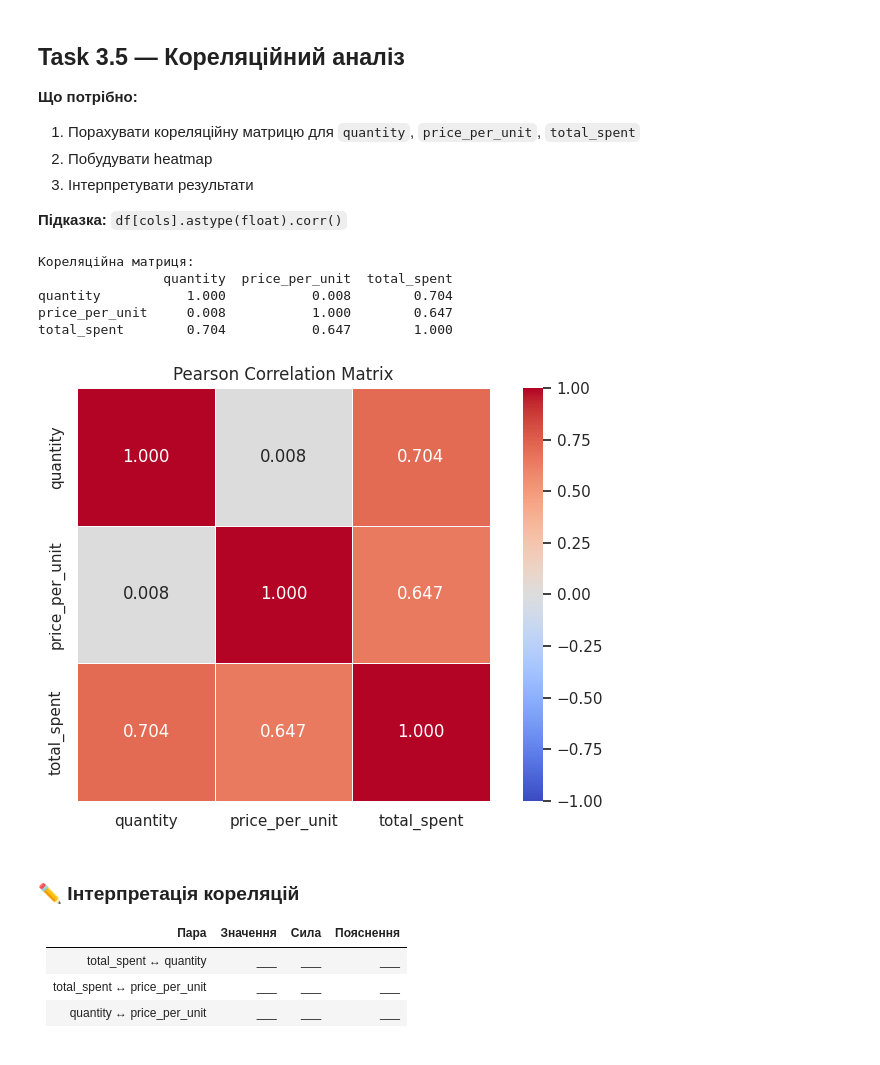
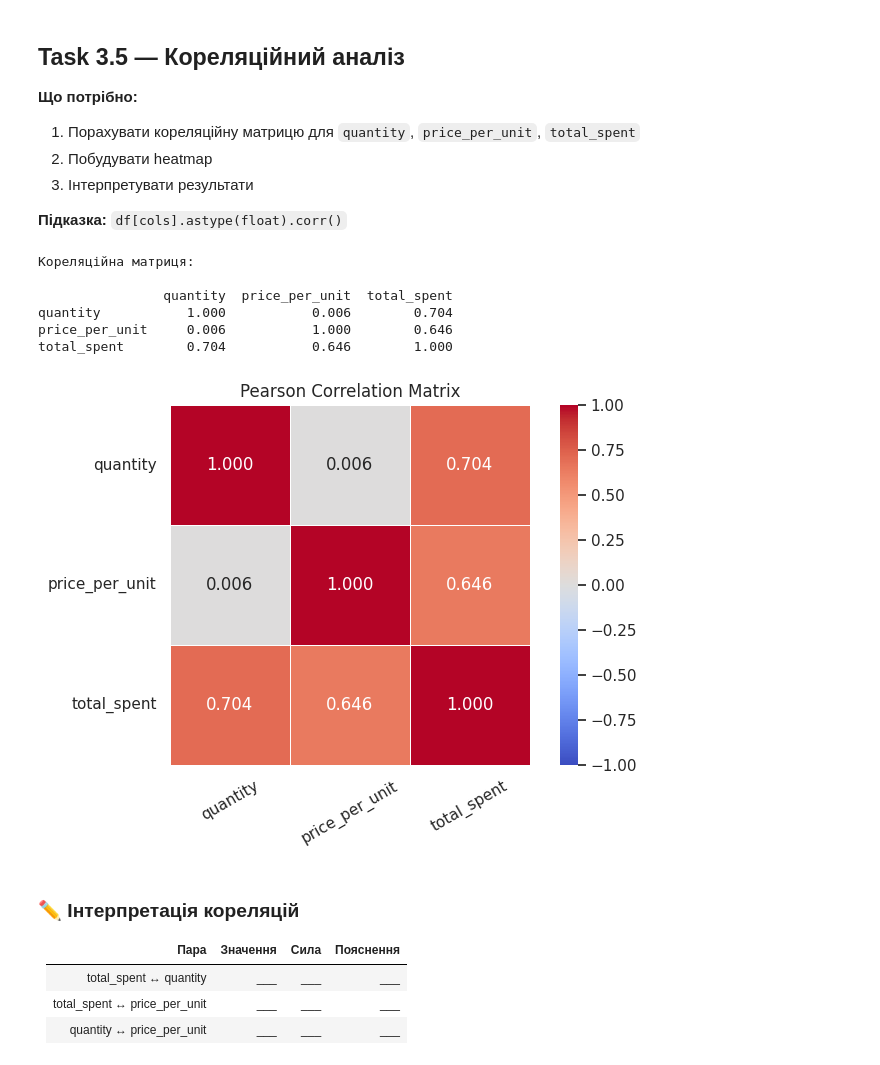
Before and after one commit to Yuliia-Safonova/Analysis_Cafe_Sales, a Jupyter notebook: cafe_eda_workbook_version2.ipynb, the cells around one changed output. Saved outputs shown, nothing was run; the diff lists cells and outputs as text; code cells hidden in the pictures.

Commit message:
Task 1.1 - 3.5

```diff
--- a/cafe_eda_workbook_version2.ipynb
+++ b/cafe_eda_workbook_version2.ipynb
@@ -553,5 +551,6 @@ df.loc[mask_total, 'total_spent'] = df.loc[mask_total, 'quantity'] * df.loc[mask
 print(f'total_spent відновлено (був NaN): {mask_total.sum()} рядків\n')
 
 # Залишкові NaN total_spent → медіана
-df['total_spent'].fillna(df['total_spent'].median(), inplace=True)
+# df['total_spent'].fillna(df['total_spent'].median(), inplace=True)
+df['total_spent'] = df['total_spent'].fillna(df['total_spent'].median())
 # %% [output]
@@ -566,9 +570,9 @@ For example, when doing 'df[col].method(value, inplace=True)', try using 'df.met
 # !!!!!!!!!!!!!!!!!!!!!!!!!!!!!!!!
 # Швидке видалення для заняття !!!
 
-df.isna().sum()
+# df.isna().sum()
 
-df.dropna(inplace=True)
+# df.dropna(inplace=True)
 
-df.isna().sum()
-df.info()
+# df.isna().sum()
+# df.info()
@@ -649,7 +647,7 @@ print(f'Видалено рядків без дати: {before - len(df)}')
 - Кожне слово з великої літери (`.str.title()`)
 # %%
 for col in ['item', 'payment_method', 'location']:
-    df[col] = # ВАШ КОД ТУТ
+    df[col] = df[col].str.strip().str.title()
 
 print('Унікальні payment_method:', sorted(df['payment_method'].unique()))
 print('Унікальні location:',       sorted(df['location'].unique()))
@@ -670,10 +669,10 @@ SyntaxError: invalid syntax (2740910967.py, line 2)
 # %%
 df['year']       = df['transaction_date'].dt.year
 df['month']      = df['transaction_date'].dt.month
-df['month_name'] = df['transaction_date'].dt.strftime('%B').round()
+df['month_name'] = df['transaction_date'].dt.strftime('%B')
 df['weekday']    = df['transaction_date'].dt.day_name()
 df['week']       = df['transaction_date'].dt.isocalendar().week.astype('Int64')
-df['is_weekend'] = df["week"].isin(["Saturday", "Sunday"])
+df['is_weekend'] = df['transaction_date'].dt.day_name().isin(['Saturday', 'Sunday'])
 
 # Перевірка логічності
 df = df[df['quantity'] > 0]
@@ -935,38 +1010,43 @@ Q1=4.00, Q3=12.00, IQR=8.00
 **Підказка:** `df[cols].astype(float).corr()`
 # %%
 corr_cols   = ['quantity', 'price_per_unit', 'total_spent']
-corr_matrix = df[corr_cols].astype(float).corr()
+corr_matrix = df[corr_cols].astype(float).dropna().corr()
 
-print('Кореляційна матриця:')
+print('Кореляційна матриця:\n')
 print(corr_matrix.round(3))
+print()
 
 fig, ax = plt.subplots(figsize=(7, 5))
 
 # Heatmap кореляцій
 # Підказка: sns.heatmap(corr_matrix, annot=True, fmt='.3f', cmap='coolwarm', vmin=-1, vmax=1, ...)
 sns.heatmap(
         corr_matrix,
         annot=True,
         fmt='.3f',
         cmap='coolwarm',
         vmin=-1, vmax=1,
         square=True,
         linewidths=0.5,
         ax=ax,
         annot_kws={'size': 12}
     )
 
 ax.set_title('Pearson Correlation Matrix')
+ax.set_xticklabels(ax.get_xticklabels(), rotation=30)
+ax.set_yticklabels(ax.get_yticklabels(), rotation=0)
+
 plt.tight_layout()
-plt.savefig('part3_task35.png', dpi=130, bbox_inches='tight')
+plt.savefig('part3_task3_5.png', dpi=130, bbox_inches='tight')
 plt.show()
 # %% [output]
 Кореляційна матриця:
+
                 quantity  price_per_unit  total_spent
-quantity           1.000           0.008        0.704
-price_per_unit     0.008           1.000        0.647
-total_spent        0.704           0.647        1.000
+quantity           1.000           0.006        0.704
+price_per_unit     0.006           1.000        0.646
+total_spent        0.704           0.646        1.000
-[figure, old version]
+[figure, new version]
 # %% [markdown]
 ### ✏️ Інтерпретація кореляцій
 
```
Also changed, not shown: parts of 27 cells of this notebook.
